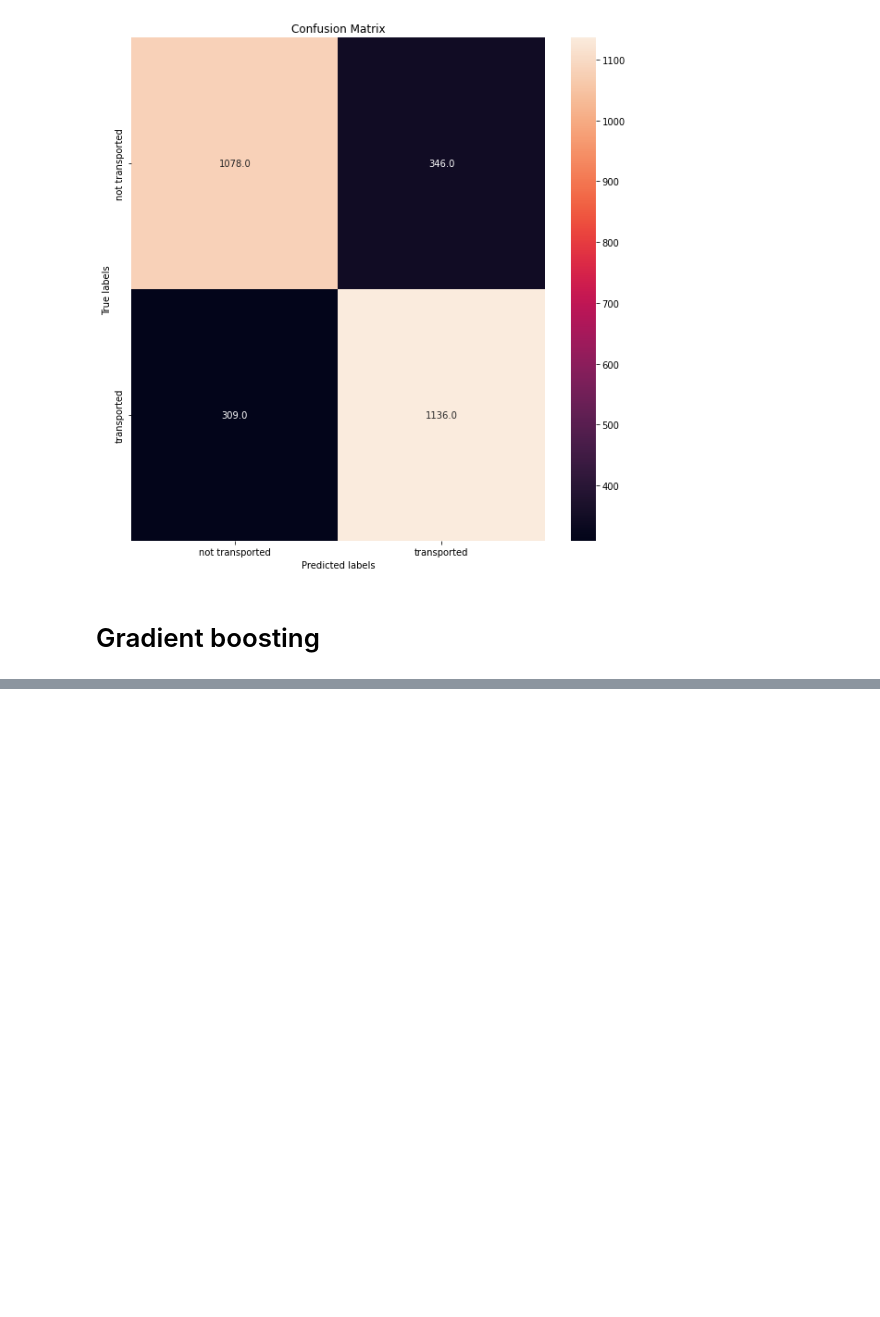
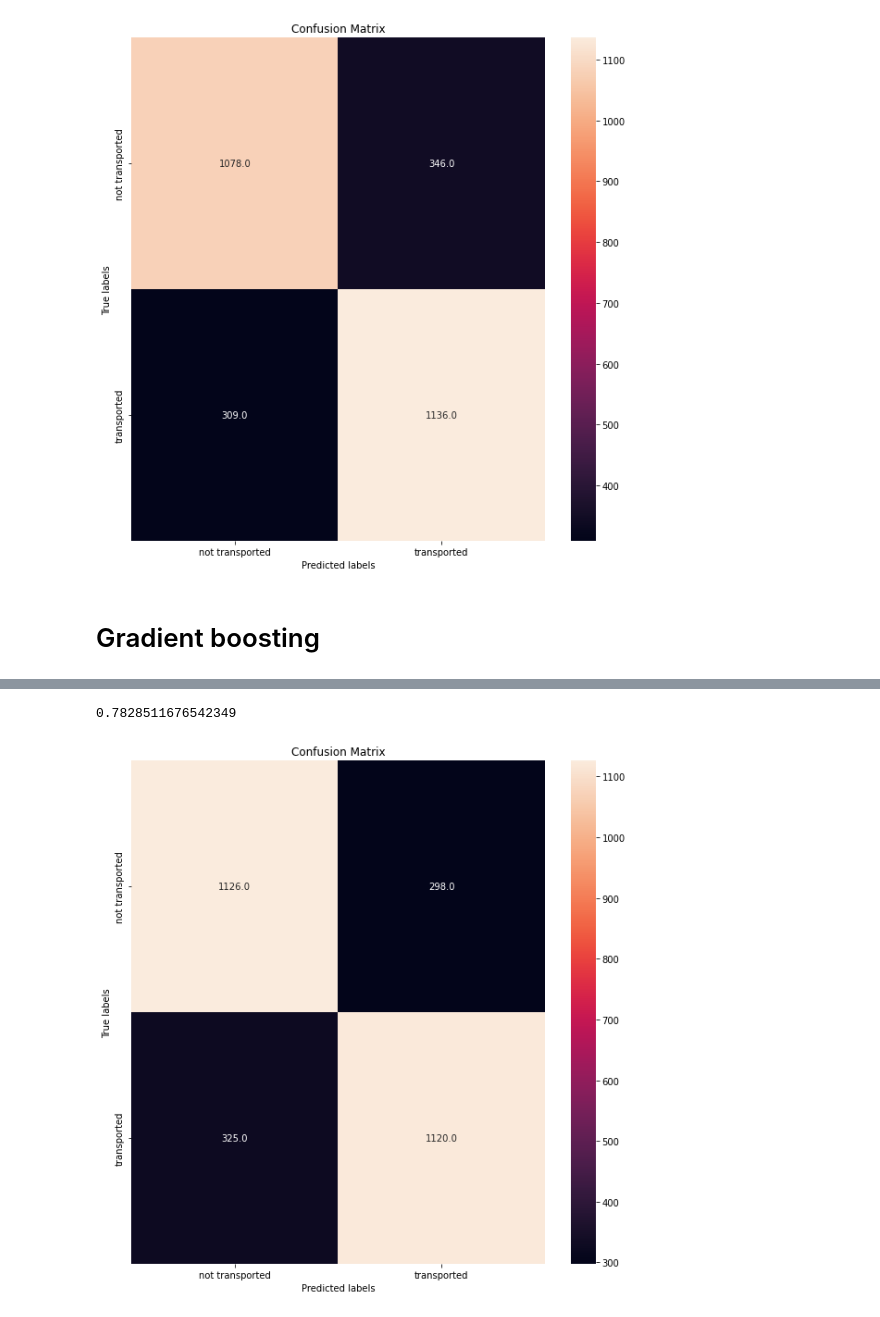
Before and after one commit to taaha/Classification-Spaceship-Titanic, a Jupyter notebook: classification-spaceship-titanic.ipynb, the cells around one changed output, grey strips where cells are left out. Cells and saved outputs as stored; diff of their text form; code cells hidden in the pictures; blank space fills up the shorter version.

```diff
--- a/classification-spaceship-titanic.ipynb
+++ b/classification-spaceship-titanic.ipynb
@@ -716,0 +761,7 @@ plot_confusion_matrix(y_test,yhat)
+# %%
+print(forest_cv.score(X_test,y_test))
+yhat = forest_cv.predict(X_test)
+plot_confusion_matrix(y_test,yhat)
+# %% [output]
+0.7828511676542349
+[figure, added]
```
Also changed, not shown: parts of 4 cells of this notebook.
